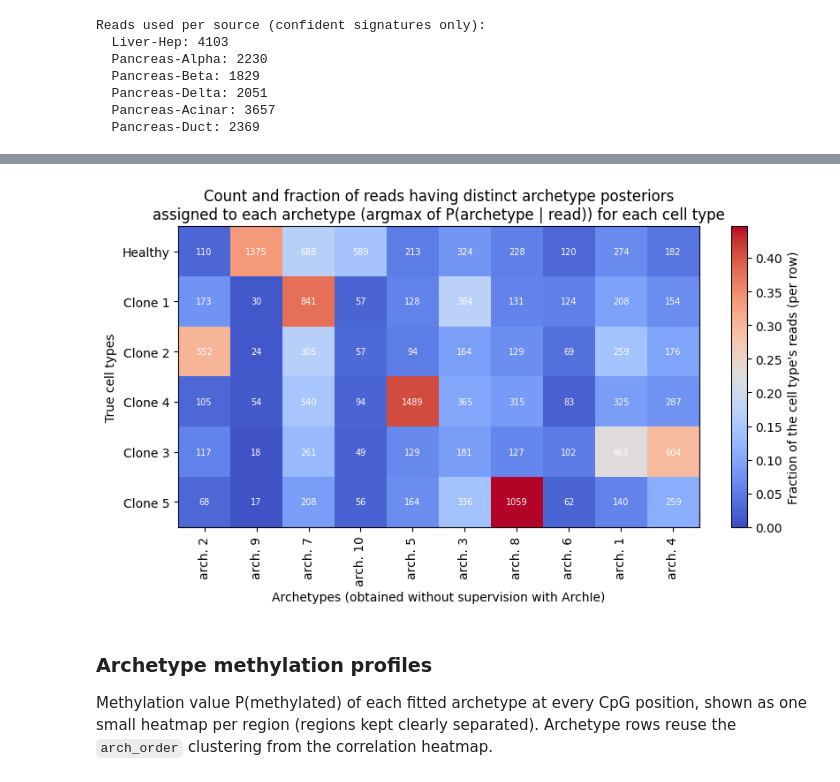
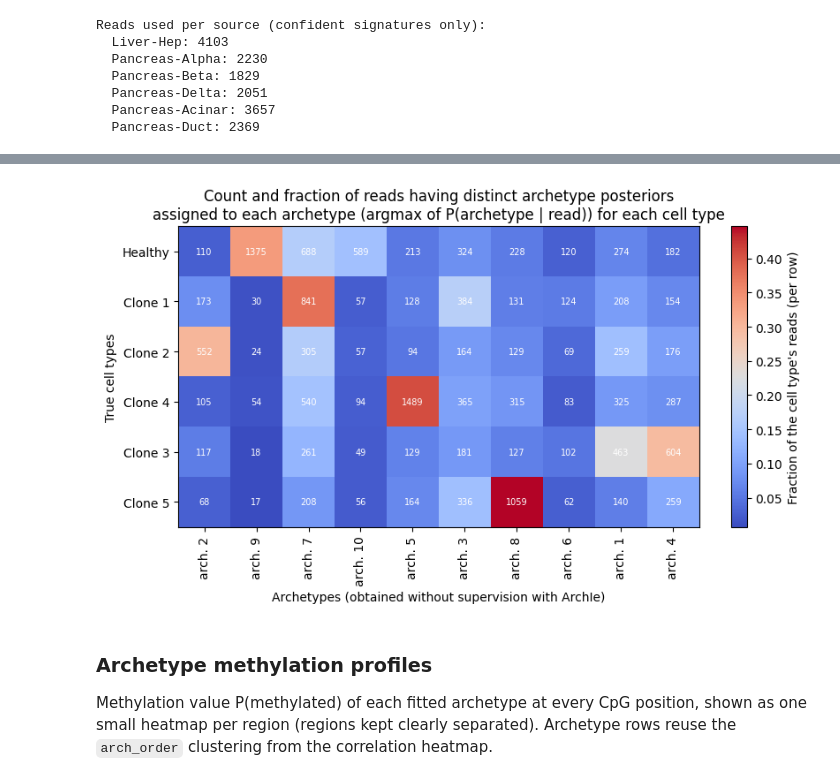
Before and after one commit to CompEpigen/syto, a Jupyter notebook: EDA/extract_soft_labels_from_noisy_samples/clone_archetypes/exp_clone_archetypes.ipynb, the cells around one changed output, grey strips where cells are left out. Cells and saved outputs as stored; diff of their text form; code cells hidden in the pictures.

```diff
--- a/EDA/extract_soft_labels_from_noisy_samples/clone_archetypes/exp_clone_archetypes.ipynb
+++ b/EDA/extract_soft_labels_from_noisy_samples/clone_archetypes/exp_clone_archetypes.ipynb
@@ -1543,11 +1554,15 @@ heatmap includes the healthy cell type as an extra row.
 # EXP3_MIN_POSTERIOR_GAP. Only reads matching a kept signature will contribute to
 # the heatmap below.
 EXP3_MIN_POSTERIOR_GAP = 0.3
+ONLY_UNSPECIFIC_REGIONS = False  # True -> keep only unspecific regions for the heatmap (and disregard the posterior gap filter)
 GAP_TYPE= "top1-vs-worst"
 allowed_signatures = defaultdict(set)  # (region_id, start, read_length) -> {pattern}
 n_allowed, n_total_sig = 0, 0
 for region in exp3_selected_regions:
     region_id = region["region_id"]
+    region_setting = region["setting"]
+    if ONLY_UNSPECIFIC_REGIONS and region_setting != "unspecific":
+        continue
     for start, read_lengths in signature_positions[region_id].items():
         for read_length in read_lengths:
             for sig_idx in range(2**read_length):
@@ -1560,7 +1575,10 @@ for region in exp3_selected_regions:
                 if post is None:  # signature outside the archetype span
                     continue
                 n_total_sig += 1
-                if GAP_TYPE == "top1-vs-top2":
+                if ONLY_UNSPECIFIC_REGIONS:
+                    allowed_signatures[(region_id, start, read_length)].add(pattern)
+                    n_allowed += 1
+                elif GAP_TYPE == "top1-vs-top2":
                     top2 = np.sort(post)[::-1][:2]
                     if top2[0] - top2[1] > EXP3_MIN_POSTERIOR_GAP:
                         allowed_signatures[(region_id, start, read_length)].add(pattern)
@@ -1573,7 +1591,12 @@ for region in exp3_selected_regions:
                         n_allowed += 1
 
 print(
-    f"Kept {n_allowed}/{n_total_sig} confident (region, start, length, signature) "
-    f"positions ({GAP_TYPE} gap > {EXP3_MIN_POSTERIOR_GAP})"
+    f"Kept {n_allowed}/{n_total_sig} confident (region, start, length, signature) positions"
 )
+if ONLY_UNSPECIFIC_REGIONS:
+    print(f"Kept only unspecific regions for the heatmap (disregarding posterior gap).")
+else:
+    print(
+        f"Kept only positions with gap > {EXP3_MIN_POSTERIOR_GAP} with gap_type={GAP_TYPE}."
+    )
 # %% [output]
@@ -1674,41 +1698,41 @@ norm_ordered = norm_counts[source_order][:, arch_order]
 fig, ax = plt.subplots(
     figsize=(0.55 * EXP3_N_ARCHETYPES + 3, 0.5 * len(EXP3_SOURCES) + 2)
 )
-im = ax.imshow(norm_ordered, aspect="auto", cmap="coolwarm", vmin=0, vmax=norm_ordered.max())
+im = ax.imshow(norm_ordered, aspect="auto", cmap="coolwarm", vmin=norm_ordered.min(), vmax=norm_ordered.max())
 ax.set_xticks(range(EXP3_N_ARCHETYPES))
 ax.set_xticklabels([f"arch. {a + 1}" for a in arch_order], rotation=90)
 ax.set_yticks(range(len(EXP3_SOURCES)))
 ax.set_yticklabels([ctype_plot_name[EXP3_SOURCES[s]] for s in source_order])
 ax.set_xlabel("Archetypes (obtained without supervision with ArchIe)")
 ax.set_ylabel("True cell types")
 ax.set_title(
     "Count and fraction of reads having distinct archetype posteriors\n"
     "assigned to each archetype (argmax of P(archetype | read)) for each cell type"
 )
 
 # Annotate each cell with the raw read count.
 for i in range(len(EXP3_SOURCES)):
     for j in range(EXP3_N_ARCHETYPES):
         ax.text(
             j,
             i,
             f"{int(counts_ordered[i, j])}",
             ha="center",
             va="center",
             fontsize=7,
             color="white" if norm_ordered[i, j] < 0.5 else "black",
         )
 
 fig.colorbar(im, ax=ax, label="Fraction of the cell type's reads (per row)")
 plt.tight_layout()
-plt.savefig(
-    OUTPUT_DIR
-    / f"grant_graphs_count_and_fraction_per_source_per_archetype_penalty={EXP3_PENALTY}_alpha={EXP3_DIRICHLET_ALPHA}_nreadspersample={EXP3_SAMPLE_SIZE}_nregions={EXP3_N_SAMPLES}_gap={GAP_TYPE}_minposterior={EXP3_MIN_POSTERIOR_GAP}.pdf",
-    bbox_inches="tight",
-)
+# plt.savefig(
+#     OUTPUT_DIR
+#     / f"grant_graphs_count_and_fraction_per_source_per_archetype_penalty={EXP3_PENALTY}_alpha={EXP3_DIRICHLET_ALPHA}_nreadspersample={EXP3_SAMPLE_SIZE}_nregions={EXP3_N_SAMPLES}_gap={GAP_TYPE}_minposterior={EXP3_MIN_POSTERIOR_GAP}.pdf",
+#     bbox_inches="tight",
+# )
 plt.show()
 # %% [output]
-[figure, old version]
+[figure, new version]
 # %% [markdown]
 ### Archetype methylation profiles
 
```
Also changed, not shown: parts of 8 cells of this notebook, 1 other file.
